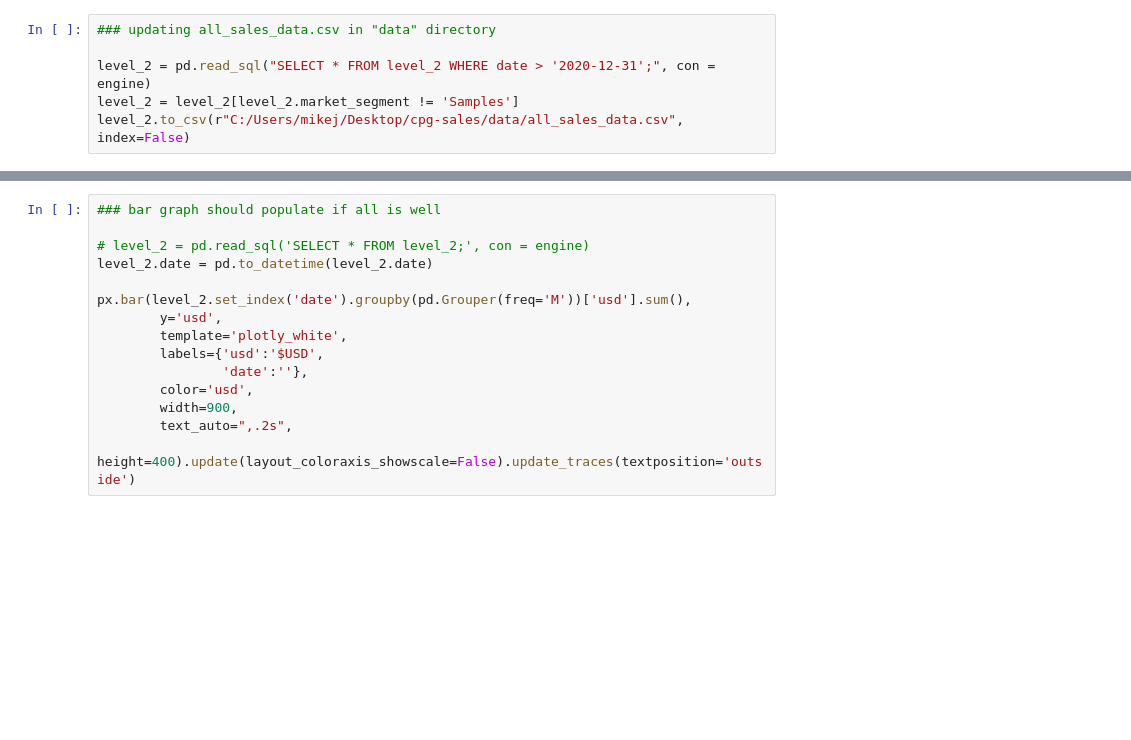
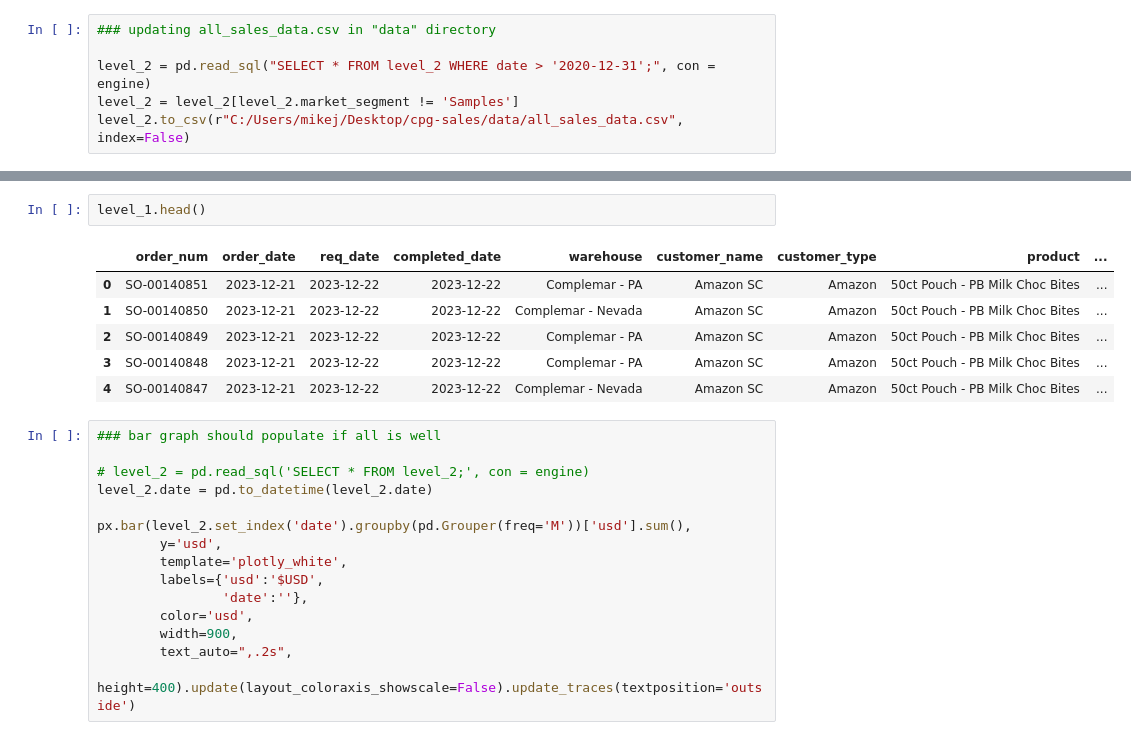
Before and after one commit to mikejackson35/cpg-sales, a Jupyter notebook: daily_push.ipynb, the cells around one changed output, grey strips where cells are left out. Cells and saved outputs as stored; diff of their text form; blank space fills up the shorter version.

```diff
--- a/daily_push.ipynb
+++ b/daily_push.ipynb
@@ -41,3 +50,12 @@ level_2.to_csv(r"C:/Users/mikej/Desktop/cpg-sales/data/all_sales_data.csv", inde
+# %%
+level_1.head()
+# %% [output]
+|  | order_num | order_date | req_date | completed_date | warehouse | customer_name | customer_type | product | ... |
+| 0 | SO-00140851 | 2023-12-21 | 2023-12-22 | 2023-12-22 | Complemar - PA | Amazon SC | Amazon | 50ct Pouch - PB Milk Choc Bites | ... |
+| 1 | SO-00140850 | 2023-12-21 | 2023-12-22 | 2023-12-22 | Complemar - Nevada | Amazon SC | Amazon | 50ct Pouch - PB Milk Choc Bites | ... |
+| 2 | SO-00140849 | 2023-12-21 | 2023-12-22 | 2023-12-22 | Complemar - PA | Amazon SC | Amazon | 50ct Pouch - PB Milk Choc Bites | ... |
+| 3 | SO-00140848 | 2023-12-21 | 2023-12-22 | 2023-12-22 | Complemar - PA | Amazon SC | Amazon | 50ct Pouch - PB Milk Choc Bites | ... |
+| 4 | SO-00140847 | 2023-12-21 | 2023-12-22 | 2023-12-22 | Complemar - Nevada | Amazon SC | Amazon | 50ct Pouch - PB Milk Choc Bites | ... |
 # %%
 ### bar graph should populate if all is well
 
```
Also changed, not shown: parts of 3 cells of this notebook, 3 other files.
